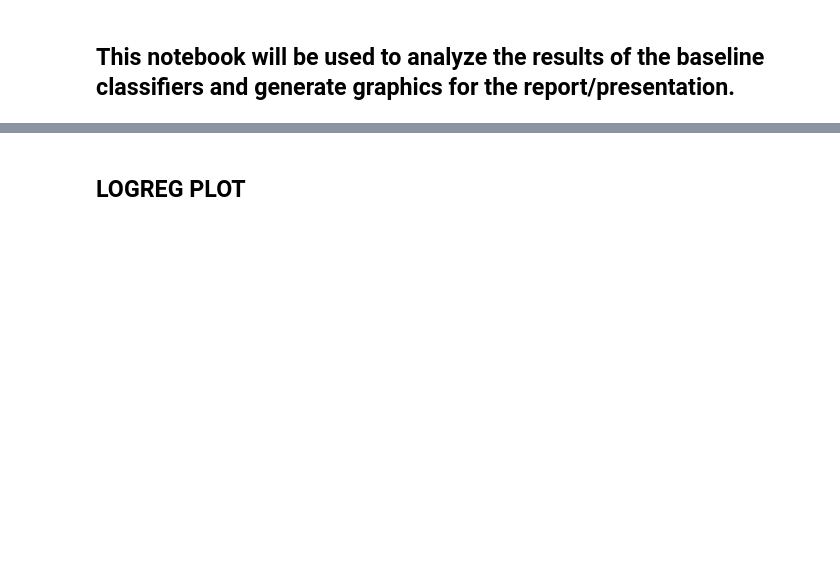
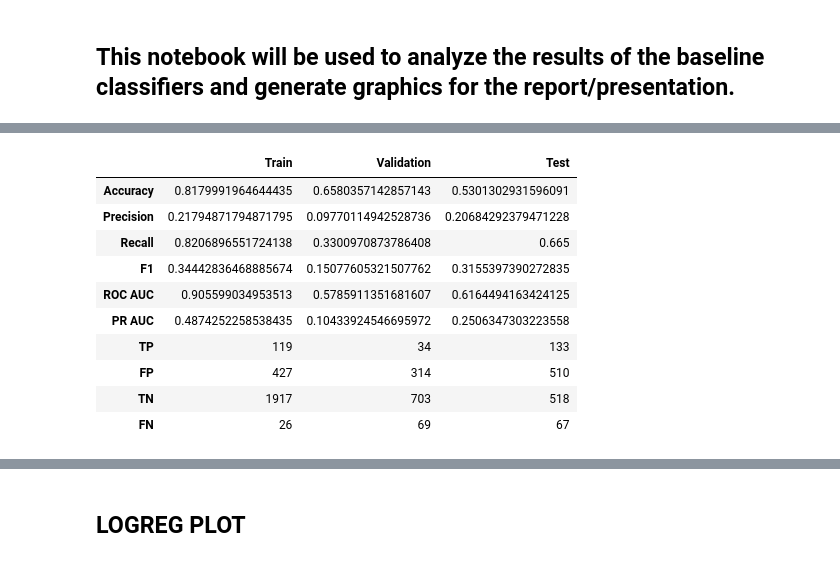
Before and after one commit to dsethz/cell-classification, a Jupyter notebook: Analysis/analyze_baseline.ipynb, the cells around one changed output, grey strips where cells are left out. Saved outputs shown, nothing was run; the diff lists cells and outputs as text; code cells hidden in the pictures; blank space fills up the shorter version.

```diff
--- a/Analysis/analyze_baseline.ipynb
+++ b/Analysis/analyze_baseline.ipynb
@@ -116,3 +158,17 @@ for marker in os.listdir(root_dir):
+# %%
+logreg_dict["SCA1_metrics_3d.txt"]
+# %% [output]
+|  | Train | Validation | Test |
+| Accuracy | 0.8179991964644435 | 0.6580357142857143 | 0.5301302931596091 |
+| Precision | 0.21794871794871795 | 0.09770114942528736 | 0.20684292379471228 |
+| Recall | 0.8206896551724138 | 0.3300970873786408 | 0.665 |
+| F1 | 0.34442836468885674 | 0.15077605321507762 | 0.3155397390272835 |
+| ROC AUC | 0.905599034953513 | 0.5785911351681607 | 0.6164494163424125 |
+| PR AUC | 0.4874252258538435 | 0.10433924546695972 | 0.2506347303223558 |
+| TP | 119 | 34 | 133 |
+| FP | 427 | 314 | 510 |
+| TN | 1917 | 703 | 518 |
+| FN | 26 | 69 | 67 |
 # %%
 import pandas as pd
 import seaborn as sns
```
Also changed, not shown: parts of 13 cells of this notebook, 8 other files.
